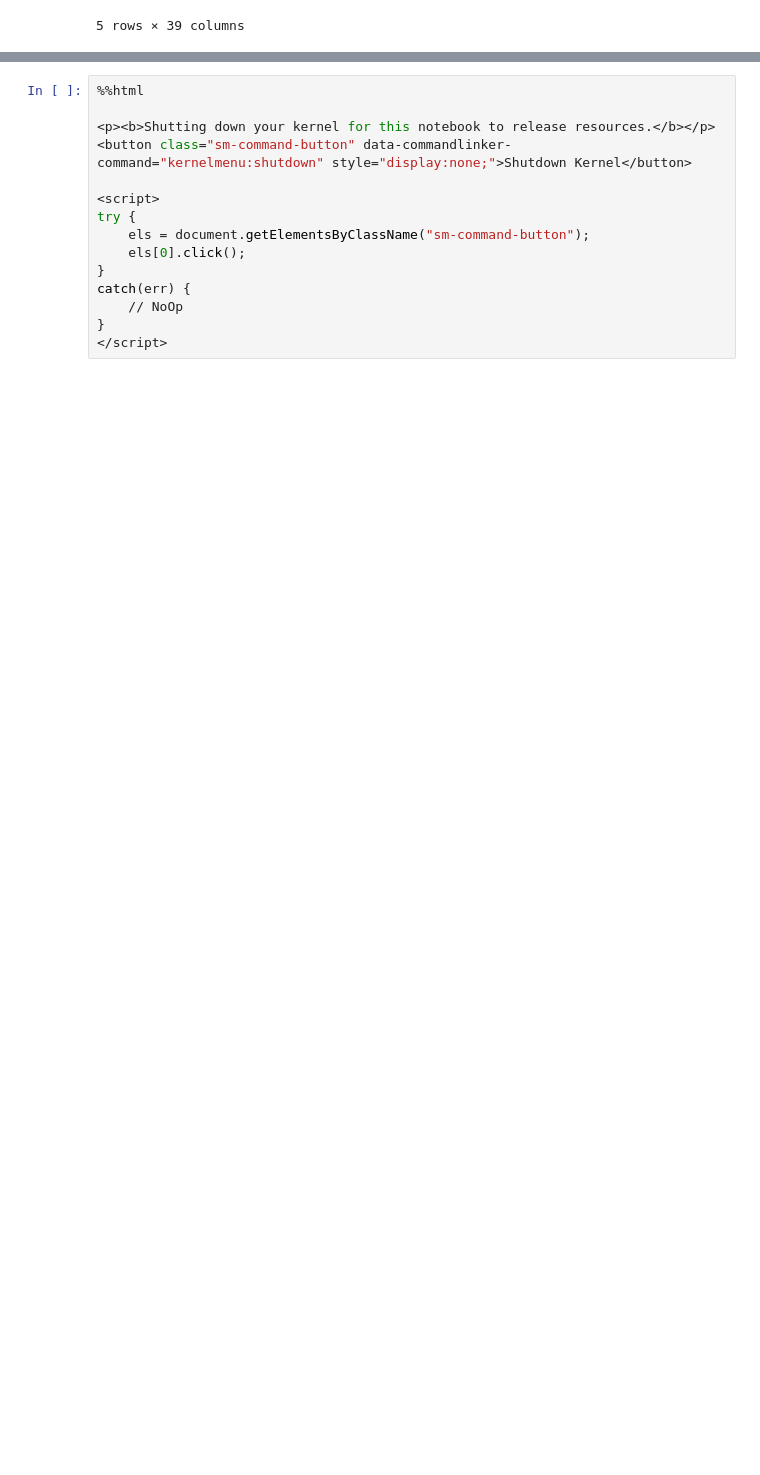
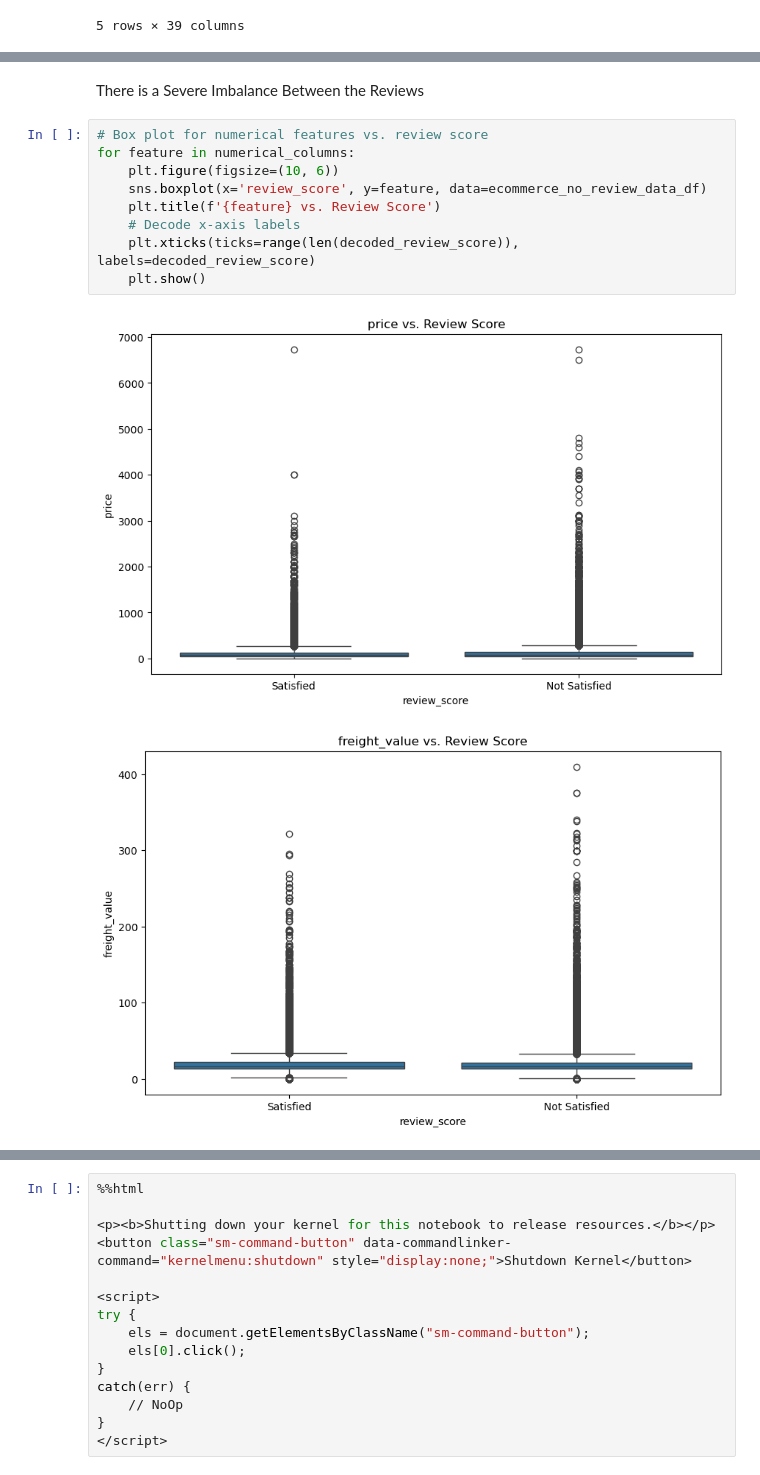
Before and after one commit to pkhanna2/MLOpsFinalProject, a Jupyter notebook: FinalProjectCode.ipynb, the cells around one changed output, grey strips where cells are left out. Cells and saved outputs as stored; diff of their text form; blank space fills up the shorter version.

```diff
--- a/FinalProjectCode.ipynb
+++ b/FinalProjectCode.ipynb
@@ -413,0 +483,14 @@ fig.show()
+# %% [markdown]
+There is a Severe Imbalance Between the Reviews
+# %%
+# Box plot for numerical features vs. review score
+for feature in numerical_columns:
+    plt.figure(figsize=(10, 6))
+    sns.boxplot(x='review_score', y=feature, data=ecommerce_no_review_data_df)
+    plt.title(f'{feature} vs. Review Score')
+    # Decode x-axis labels
+    plt.xticks(ticks=range(len(decoded_review_score)), labels=decoded_review_score)
+    plt.show()
+# %% [output]
+[figure, added]
+[figure, added]
```
Also changed, not shown: parts of 34 cells of this notebook.
